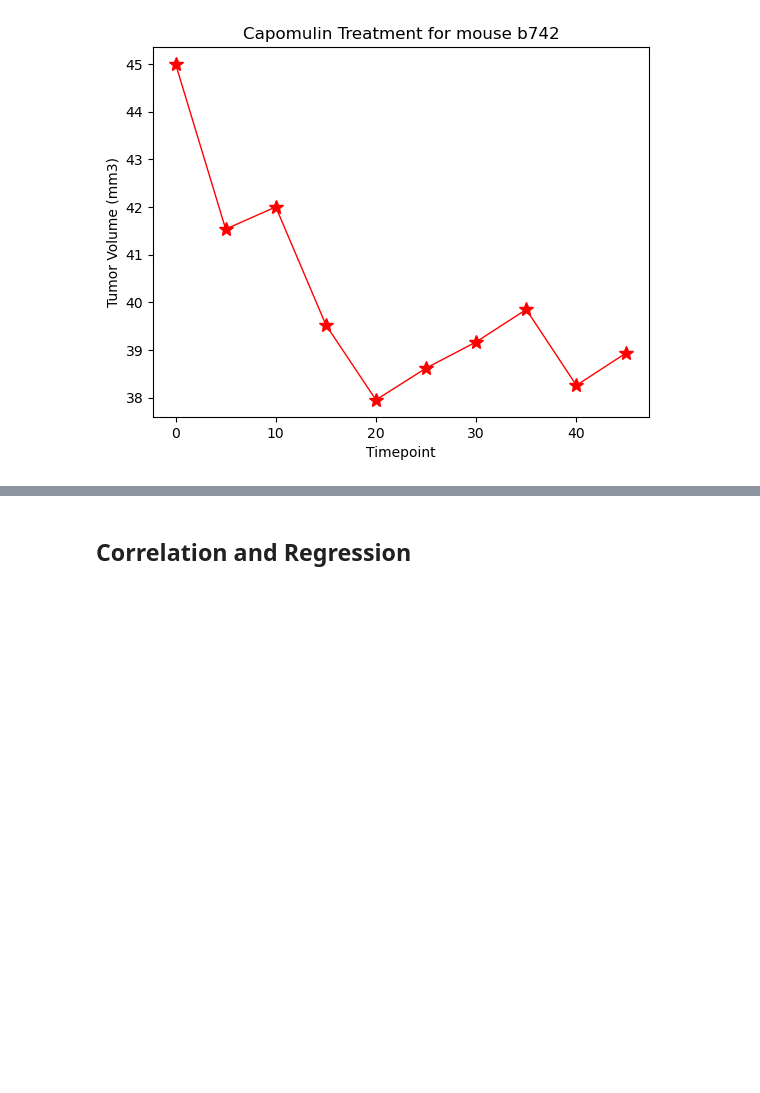
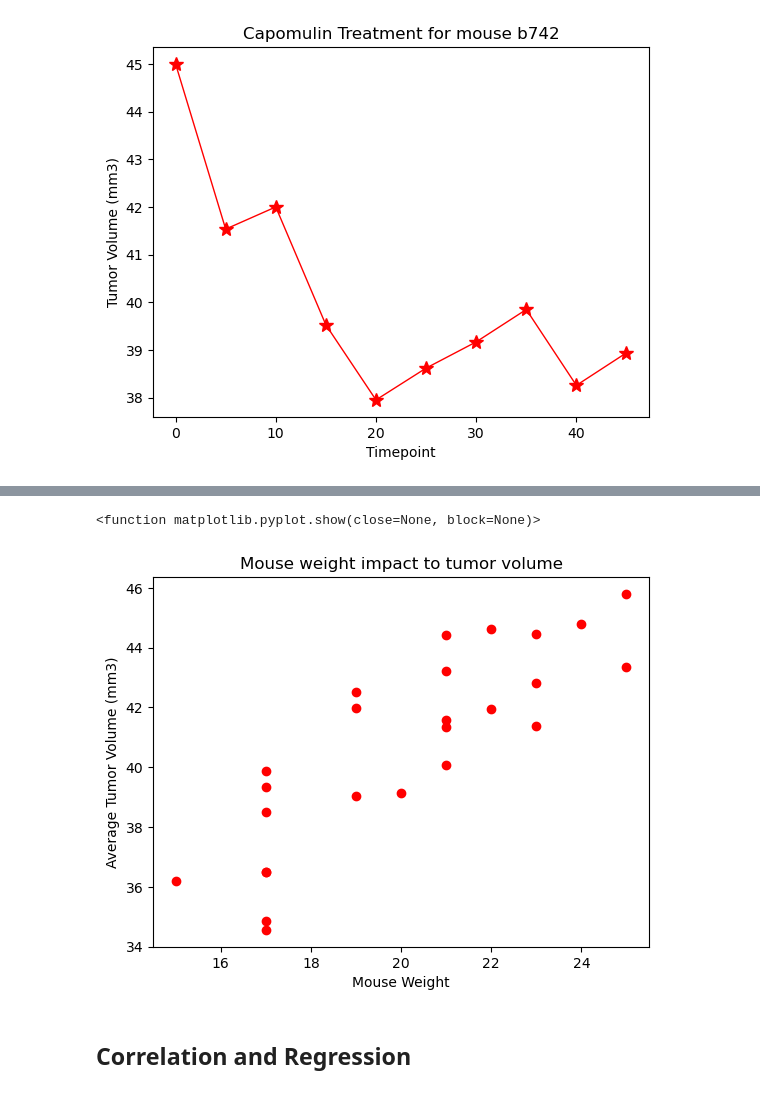
Before and after one commit to Sharuraji/Matplotlib-challenge, a Jupyter notebook: Pymaceuticals/pymaceuticals_starter.ipynb, the cells around one changed output, grey strips where cells are left out. Drawn from its saved outputs; the diff is of its cells as text; code cells hidden in the pictures; blank space fills up the shorter version.

```diff
--- a/Pymaceuticals/pymaceuticals_starter.ipynb
+++ b/Pymaceuticals/pymaceuticals_starter.ipynb
@@ -458,3 +461,8 @@ Text(0, 0.5, 'Tumor Volume (mm3)')
 [figure]
 # %%
 # Generate a scatter plot of mouse weight vs. the average observed tumor volume for the entire Capomulin regimen
+average_tumorvolume_mouse=capomulin_df["Tumor Volume (mm3)"].groupby(capomulin_df["Mouse ID"]).mean()
+average_tumorvolume_mouse_df=pd.DataFrame(average_tumorvolume_mouse)
+mouse_weight_capo=capomulin_df["Weight (g)"].groupby(capomulin_df["Mouse ID"]).mean()
+mouse_weight_capo_df=pd.DataFrame(mouse_weight_capo)
+mouse_weight_capo_df
@@ -461,3 +488,15 @@ Text(0, 0.5, 'Tumor Volume (mm3)')
+# %%
+
+fig1,ax1=plt.subplots()
+marker_size=15
+plt.scatter(mouse_weight_capo_df["Weight (g)"],average_tumorvolume_mouse_df["Tumor Volume (mm3)"],color="r")
+plt.title("Mouse weight impact to tumor volume")
+plt.xlabel("Mouse Weight")
+plt.ylabel("Average Tumor Volume (mm3)")
+plt.show
+# %% [output]
+<function matplotlib.pyplot.show(close=None, block=None)>
+[figure, added]
 # %% [markdown]
 ## Correlation and Regression
 # %%
```
Also changed, not shown: parts of 2 cells of this notebook.
